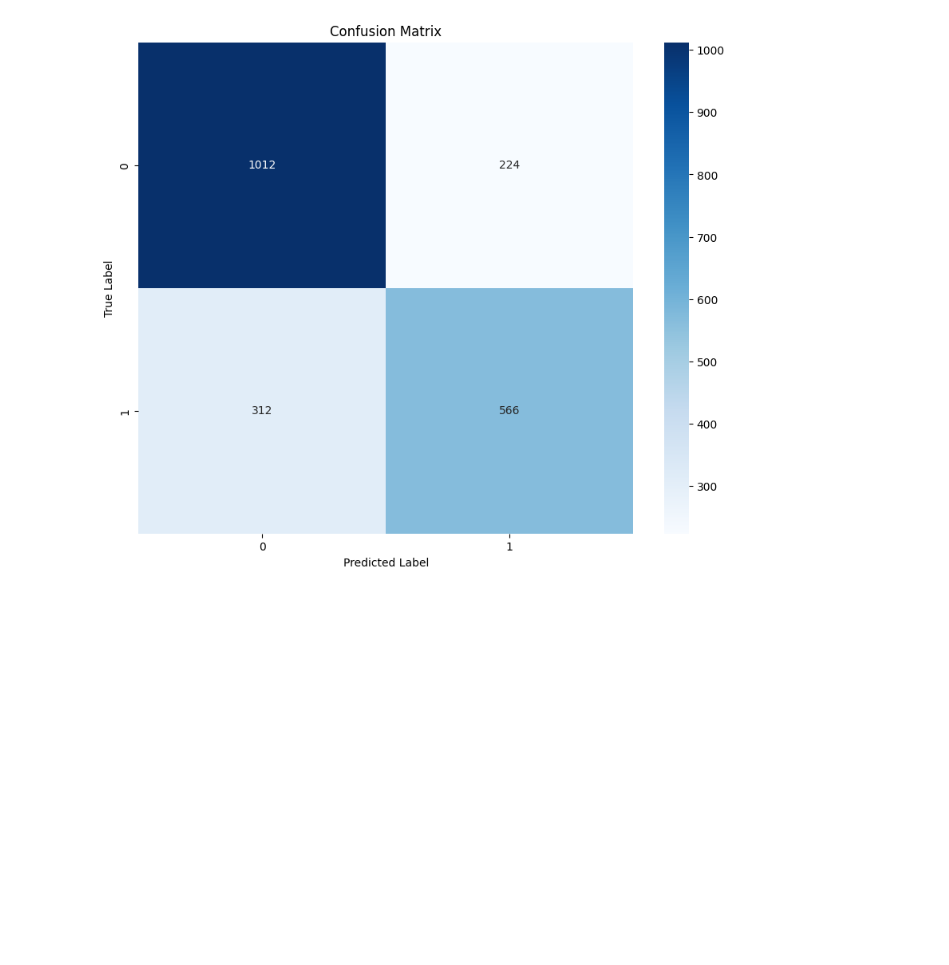
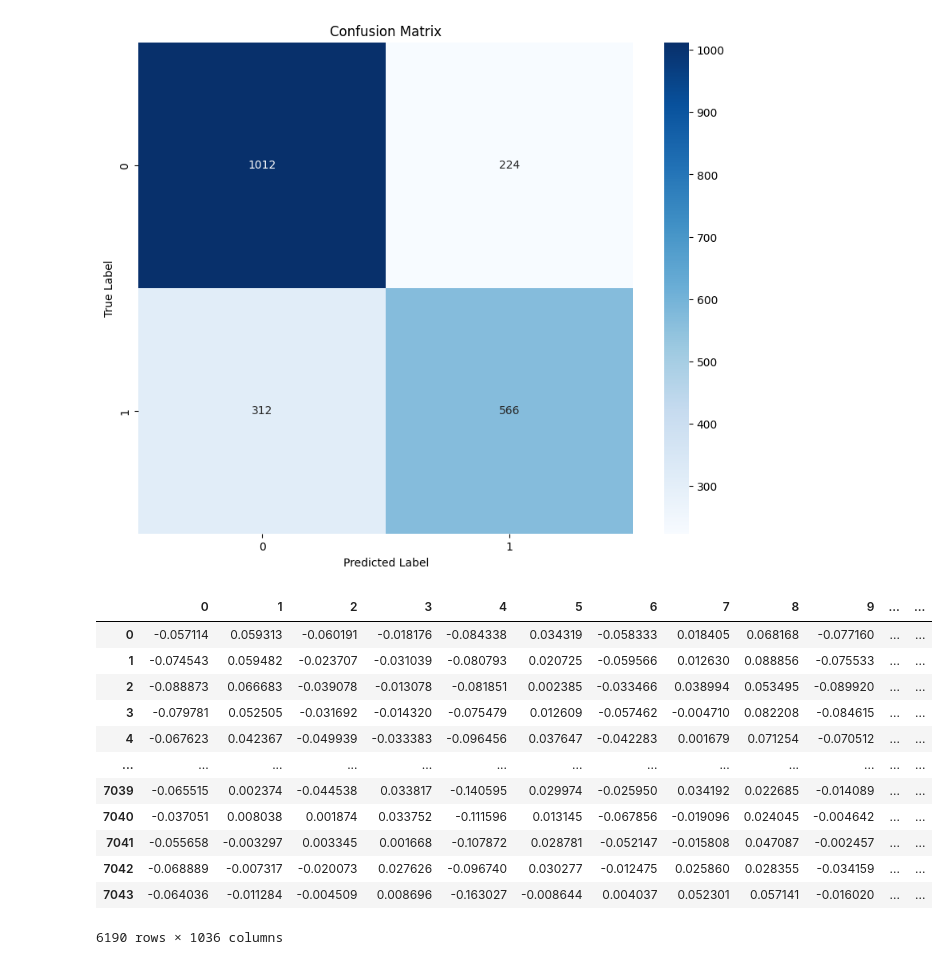
Before and after one commit to astroscar09/tame_pain_analysis, a Jupyter notebook: pretrained_audio_model_laion_clap.ipynb, the cells around one changed output. Cells and saved outputs as stored; diff of their text form; code cells hidden in the pictures; blank space fills up the shorter version.

```diff
--- a/pretrained_audio_model_laion_clap.ipynb
+++ b/pretrained_audio_model_laion_clap.ipynb
@@ -88,8 +113,9 @@ filtered_indices = meta_audio[meta_audio['ACTION LABEL'].isin([0, 1, 2])].index
 # filtered_wavs = [all_wavs[i] for i in filtered_indices]
 # %%
 # Get audio embeddings from audio data
-audio_data, _ = librosa.load('/Users/ritwikvashistha/Downloads/mic1_renamed_trim_2/p10085/p10085.LC.1.161.wav', sr=48000) # sample rate should be 48000
+audio_data, _ = librosa.load('data/mic1_trim_v2/p10085/p10085.LC.1.161.wav', sr=48000) # sample rate should be 48000
 audio_data = audio_data.reshape(1, -1) # Make it (1,T) or (N,T)
+
 audio_embed = model.get_audio_embedding_from_data(x = audio_data, use_tensor=False)
 print(audio_embed[:,-20:])
 print(audio_embed.shape)
@@ -123,8 +164,7 @@ from tqdm import tqdm # Import the tqdm function from the tqdm module
 text_embeddings = []
 for i in tqdm(range(len(meta_audio))): # Now, you're calling the tqdm function
   text_data = meta_audio['NOTES'][i]
+  if not isinstance(text_data, str):
+    text_data = ' '
   text_embed = model.get_text_embedding(text_data)
   text_embeddings.append(text_embed)
-
-# print(text_embeddings)
-text_embeddings.shape
@@ -338,3 +393,7 @@ Test Accuracy: 74.65%
 Test AUC: 73.17%
 Test F1 Score: 74.65%
 [figure]
+# %%
+#1 indicates completion of the task, 0 indicates failure
+mask_rc_lw_1 = merged_df[['RC', 'LW']] == 1
+mask_rc_lw_0 = merged_df[['RC', 'LW']] == 0
@@ -340,0 +402,18 @@ Test F1 Score: 74.65%
+# %%
+merged_features['Pain'] = labels
+# %%
+merged_features[mask_rc_lw_1.all(axis=1)]
+# %% [output]
+|  | 0 | 1 | 2 | 3 | 4 | 5 | 6 | 7 | 8 | 9 | ... | ... |
+| 0 | -0.057114 | 0.059313 | -0.060191 | -0.018176 | -0.084338 | 0.034319 | -0.058333 | 0.018405 | 0.068168 | -0.077160 | ... | ... |
+| 1 | -0.074543 | 0.059482 | -0.023707 | -0.031039 | -0.080793 | 0.020725 | -0.059566 | 0.012630 | 0.088856 | -0.075533 | ... | ... |
+| 2 | -0.088873 | 0.066683 | -0.039078 | -0.013078 | -0.081851 | 0.002385 | -0.033466 | 0.038994 | 0.053495 | -0.089920 | ... | ... |
+| 3 | -0.079781 | 0.052505 | -0.031692 | -0.014320 | -0.075479 | 0.012609 | -0.057462 | -0.004710 | 0.082208 | -0.084615 | ... | ... |
+| 4 | -0.067623 | 0.042367 | -0.049939 | -0.033383 | -0.096456 | 0.037647 | -0.042283 | 0.001679 | 0.071254 | -0.070512 | ... | ... |
+| ... | ... | ... | ... | ... | ... | ... | ... | ... | ... | ... | ... | ... |
+| 7039 | -0.065515 | 0.002374 | -0.044538 | 0.033817 | -0.140595 | 0.029974 | -0.025950 | 0.034192 | 0.022685 | -0.014089 | ... | ... |
+| 7040 | -0.037051 | 0.008038 | 0.001874 | 0.033752 | -0.111596 | 0.013145 | -0.067856 | -0.019096 | 0.024045 | -0.004642 | ... | ... |
+| 7041 | -0.055658 | -0.003297 | 0.003345 | 0.001668 | -0.107872 | 0.028781 | -0.052147 | -0.015808 | 0.047087 | -0.002457 | ... | ... |
+| 7042 | -0.068889 | -0.007317 | -0.020073 | 0.027626 | -0.096740 | 0.030277 | -0.012475 | 0.025860 | 0.028355 | -0.034159 | ... | ... |
+| 7043 | -0.064036 | -0.011284 | -0.004509 | 0.008696 | -0.163027 | -0.008644 | 0.004037 | 0.052301 | 0.057141 | -0.016020 | ... | ... |
+6190 rows × 1036 columns
```
Also changed, not shown: parts of 24 cells of this notebook, 7 other files.
